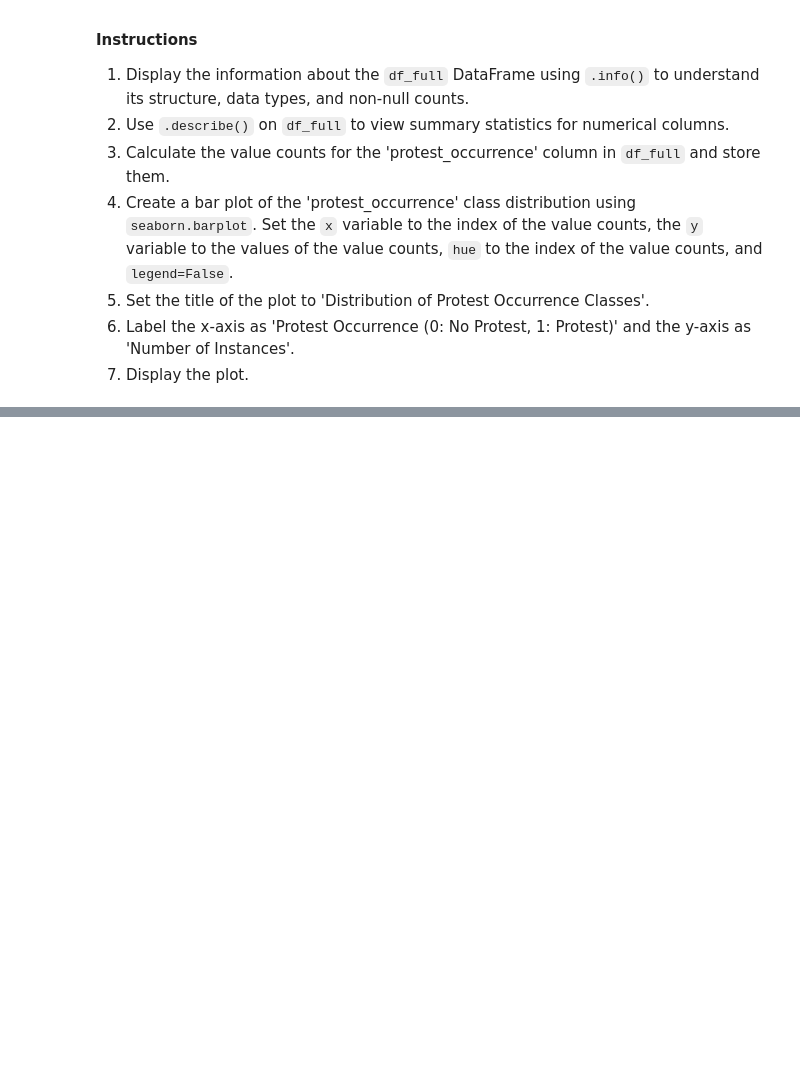
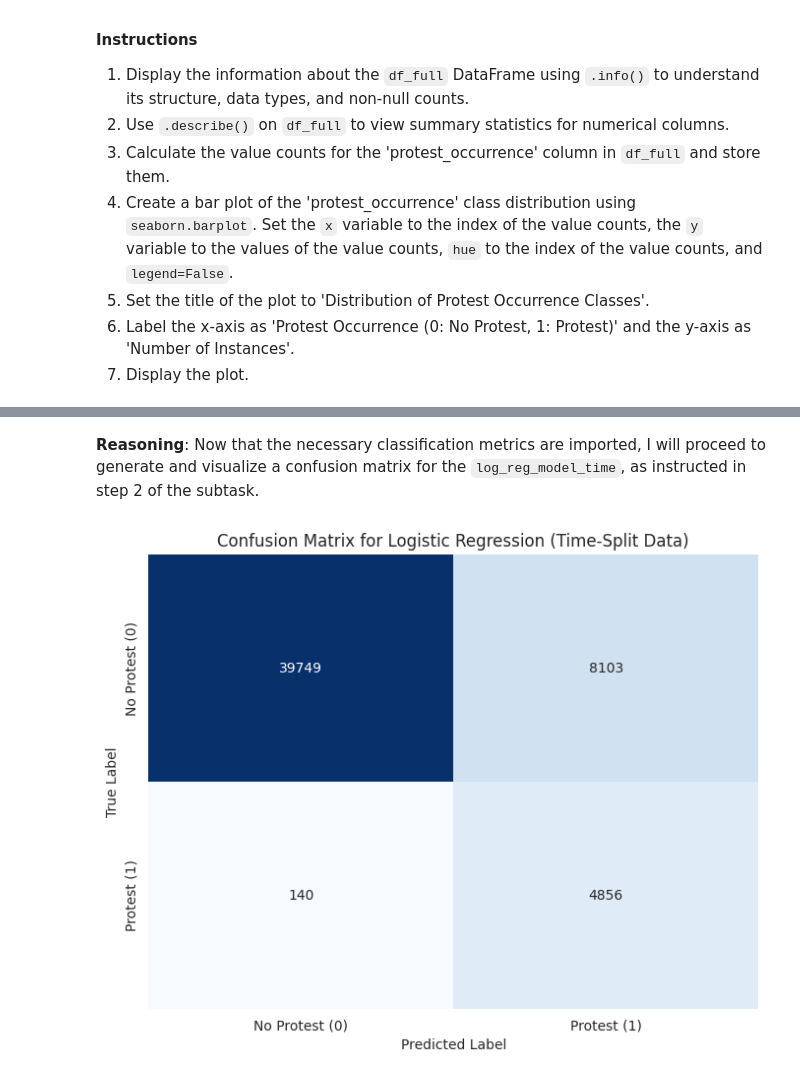
Before and after one commit to Millrjess/Millrjess, a Jupyter notebook: Final.ipynb, the cells around one changed output, grey strips where cells are left out. Saved outputs shown, nothing was run; the diff lists cells and outputs as text; code cells hidden in the pictures; blank space fills up the shorter version.

```diff
--- a/Final.ipynb
+++ b/Final.ipynb
@@ -2837,0 +3471,7 @@ Perform comprehensive exploratory data analysis on `df_full`. This includes chec
+# %%
+y_train_time = df_train_time['protest_occurrence']
+X_train_time = df_train_time.drop(['date', 'city_state', 'protest_occurrence'], axis=1)
+
+print("Features and target separated for the training set.")
+print(f"X_train_time shape: {X_train_time.shape}")
+print(f"y_train_time shape: {y_train_time.shape}")
@@ -2837,0 +3579,7 @@ Perform comprehensive exploratory data analysis on `df_full`. This includes chec
+# %%
+from sklearn.linear_model import LogisticRegression
+
+# Instantiate the Logistic Regression model with class weights
+log_reg_model_time = LogisticRegression(solver='liblinear', class_weight='balanced', random_state=42)
+
+print("Logistic Regression model instantiated with class weights.")
@@ -2837,0 +3591,4 @@ Perform comprehensive exploratory data analysis on `df_full`. This includes chec
+# %%
+log_reg_model_time.fit(X_train_time, y_train_time)
+
+print("Logistic Regression model trained successfully with class weights on time-split data.")
@@ -2837,0 +3748,8 @@ Perform comprehensive exploratory data analysis on `df_full`. This includes chec
+# %%
+df_full['annual_unemployment_rate'].fillna(df_full['annual_unemployment_rate'].mean(), inplace=True)
+df_full['median_household_income'].fillna(df_full['median_household_income'].mean(), inplace=True)
+df_full['economic_stress_index'].fillna(df_full['economic_stress_index'].mean(), inplace=True)
+
+y_pred_time = log_reg_model_time.predict(X_test_time)
+
+print("Predictions on the test set generated.")
@@ -2837,0 +3864,22 @@ Perform comprehensive exploratory data analysis on `df_full`. This includes chec
+# %% [markdown]
+**Reasoning**:
+Now that the necessary classification metrics are imported, I will proceed to generate and visualize a confusion matrix for the `log_reg_model_time`, as instructed in step 2 of the subtask.
+# %%
+import matplotlib.pyplot as plt
+import seaborn as sns
+from sklearn.metrics import confusion_matrix, ConfusionMatrixDisplay
+
+# Generate confusion matrix
+cm_time = confusion_matrix(y_test_time, y_pred_time)
+
+# Visualize confusion matrix
+plt.figure(figsize=(8, 6))
+sns.heatmap(cm_time, annot=True, fmt='d', cmap='Blues', cbar=False,
+            xticklabels=['No Protest (0)', 'Protest (1)'],
+            yticklabels=['No Protest (0)', 'Protest (1)'])
+plt.xlabel('Predicted Label')
+plt.ylabel('True Label')
+plt.title('Confusion Matrix for Logistic Regression (Time-Split Data)')
+plt.show()
+# %% [output]
+[figure, added]
```
Also changed, not shown: parts of 126 cells of this notebook.
